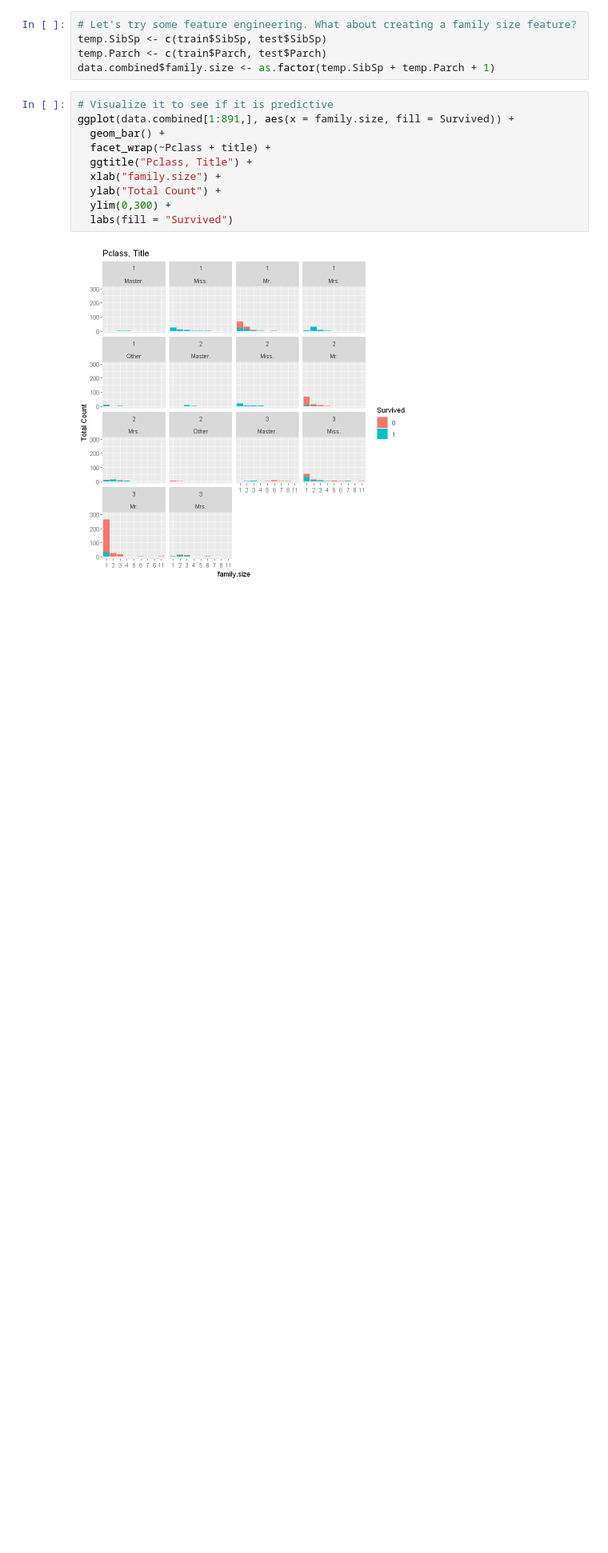
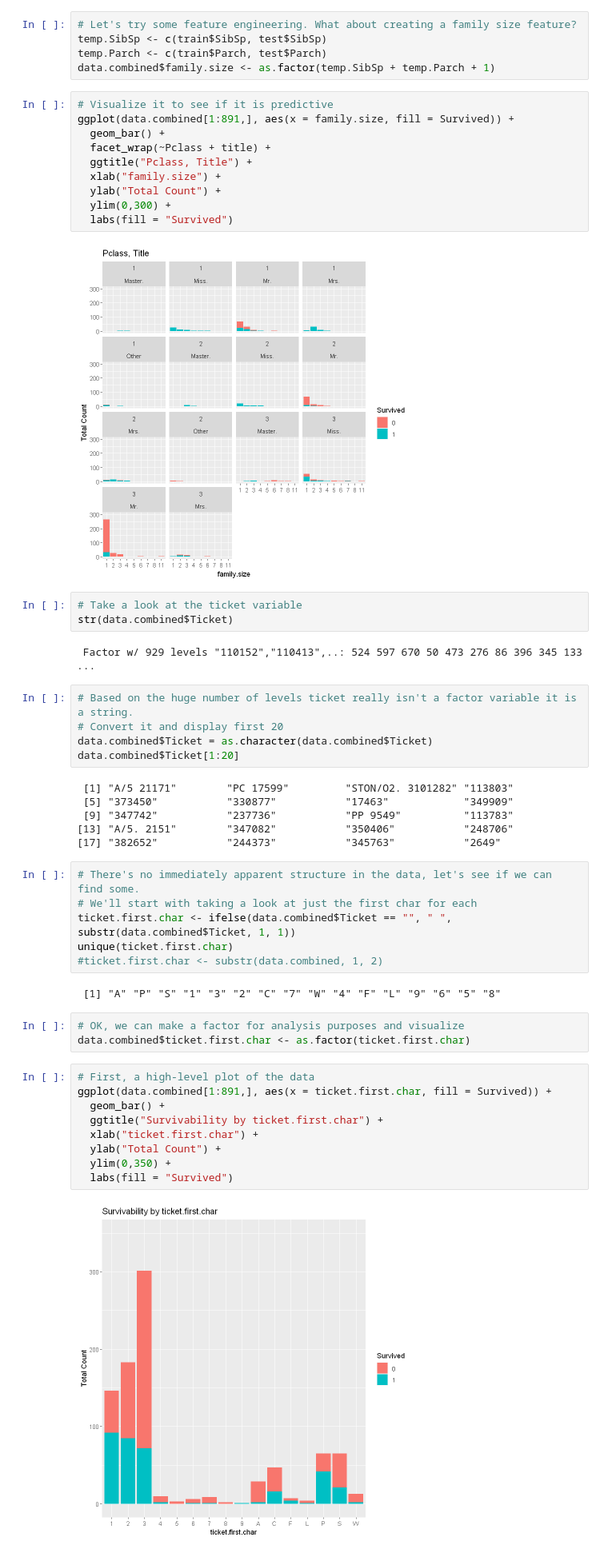
Before and after one commit to neerajkumar21/rstudio, a Jupyter notebook: Untitled.ipynb, the cells around one changed output. Shown at 80% size. Drawn from its saved outputs; the diff is of its cells as text; blank space fills up the shorter version.

```diff
--- a/Untitled.ipynb
+++ b/Untitled.ipynb
@@ -285,3 +285,41 @@ ggplot(data.combined[1:891,], aes(x = family.size, fill = Survived)) +
   labs(fill = "Survived")
 # %% [output]
 [figure]
+# %%
+# Take a look at the ticket variable
+str(data.combined$Ticket)
+# %% [output]
+ Factor w/ 929 levels "110152","110413",..: 524 597 670 50 473 276 86 396 345 133 ...
+# %%
+# Based on the huge number of levels ticket really isn't a factor variable it is a string.
+# Convert it and display first 20
+data.combined$Ticket = as.character(data.combined$Ticket)
+data.combined$Ticket[1:20]
+# %% [output]
+ [1] "A/5 21171"        "PC 17599"         "STON/O2. 3101282" "113803"
+ [5] "373450"           "330877"           "17463"            "349909"
+ [9] "347742"           "237736"           "PP 9549"          "113783"
+[13] "A/5. 2151"        "347082"           "350406"           "248706"
+[17] "382652"           "244373"           "345763"           "2649"
+# %%
+# There's no immediately apparent structure in the data, let's see if we can find some.
+# We'll start with taking a look at just the first char for each
+ticket.first.char <- ifelse(data.combined$Ticket == "", " ", substr(data.combined$Ticket, 1, 1))
+unique(ticket.first.char)
+#ticket.first.char <- substr(data.combined, 1, 2)
+# %% [output]
+ [1] "A" "P" "S" "1" "3" "2" "C" "7" "W" "4" "F" "L" "9" "6" "5" "8"
+# %%
+# OK, we can make a factor for analysis purposes and visualize
+data.combined$ticket.first.char <- as.factor(ticket.first.char)
+# %%
+# First, a high-level plot of the data
+ggplot(data.combined[1:891,], aes(x = ticket.first.char, fill = Survived)) +
+  geom_bar() +
+  ggtitle("Survivability by ticket.first.char") +
+  xlab("ticket.first.char") +
+  ylab("Total Count") +
+  ylim(0,350) +
+  labs(fill = "Survived")
+# %% [output]
+[figure, added]
```
Also changed, not shown: parts of 17 cells of this notebook.
